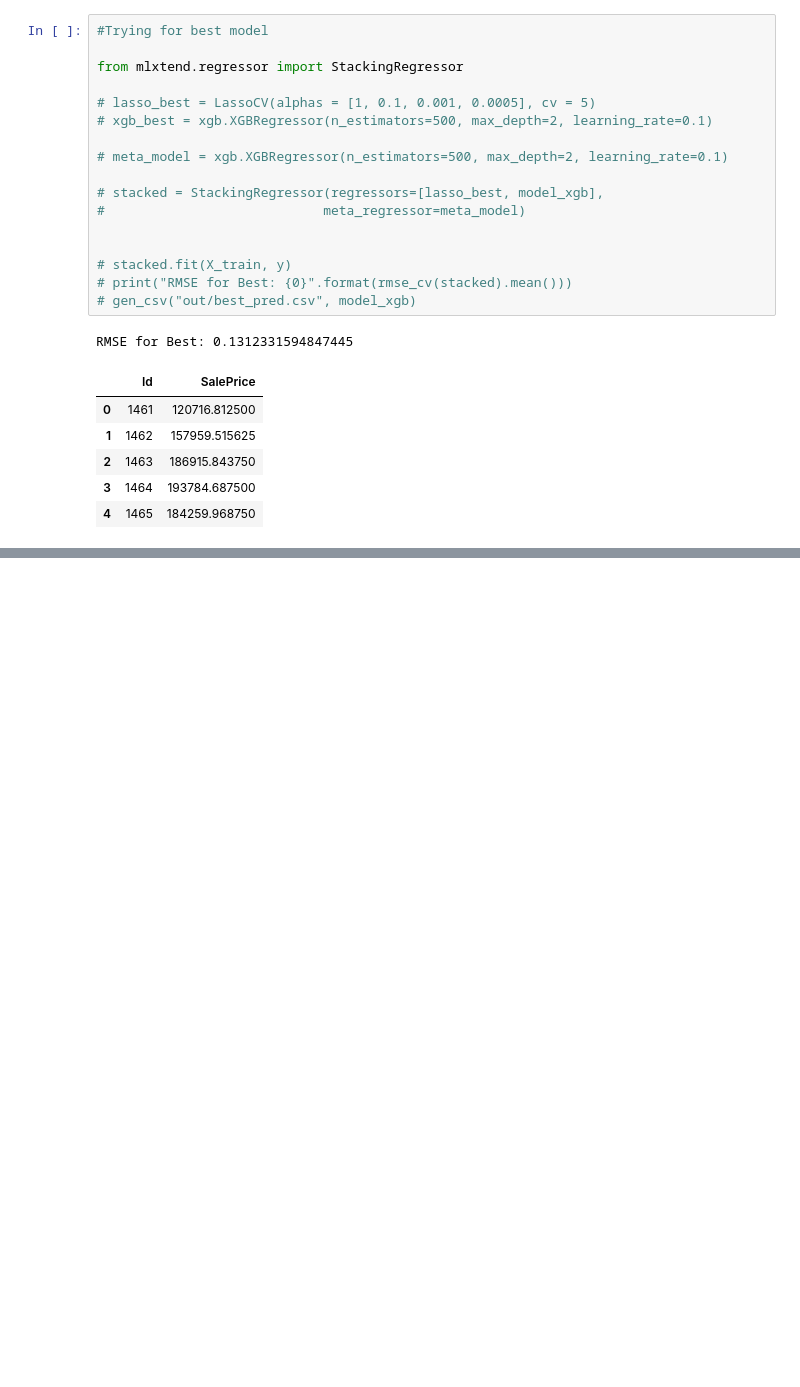
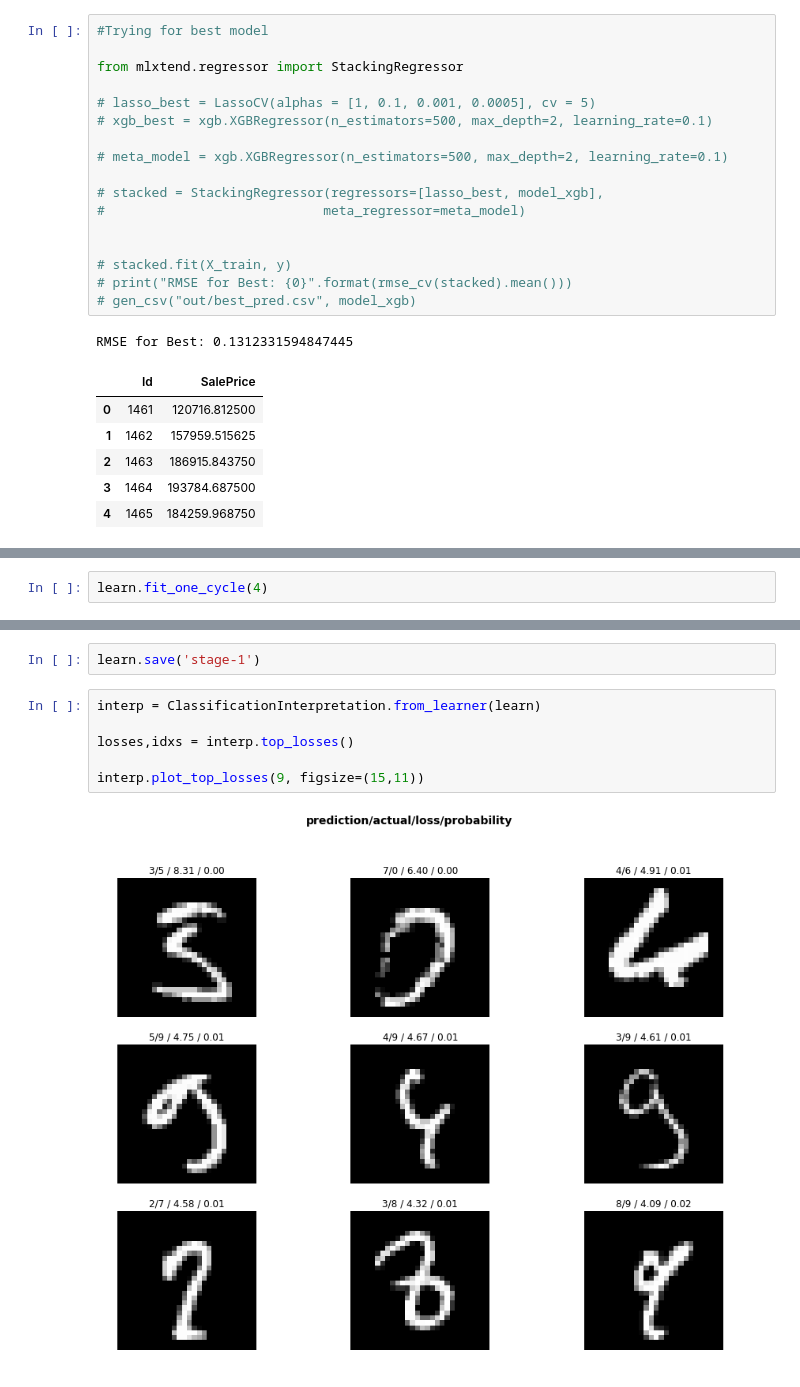
Before and after one commit to srinjoym/EE460J-Lab3, a Jupyter notebook: Lab3-Compiled.ipynb, the cells around one changed output, grey strips where cells are left out. Saved outputs shown, nothing was run; the diff lists cells and outputs as text; blank space fills up the shorter version.

```diff
--- a/Lab 3.ipynb
+++ b/Lab3-Compiled.ipynb
@@ -234,0 +271,2 @@ RMSE for Best: 0.1312331594847445
+# %%
+learn.fit_one_cycle(4)
@@ -234,0 +280,10 @@ RMSE for Best: 0.1312331594847445
+# %%
+learn.save('stage-1')
+# %%
+interp = ClassificationInterpretation.from_learner(learn)
+
+losses,idxs = interp.top_losses()
+
+interp.plot_top_losses(9, figsize=(15,11))
+# %% [output]
+[figure, added]
```
Also changed, not shown: parts of 11 cells of this notebook, 1 other file.
